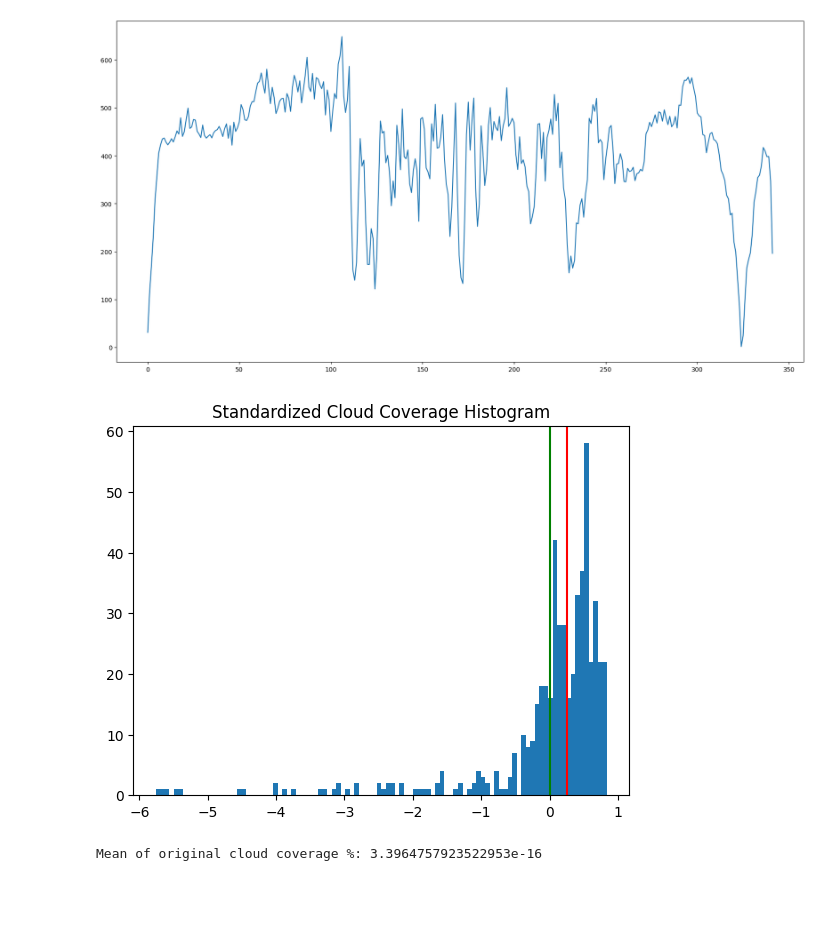
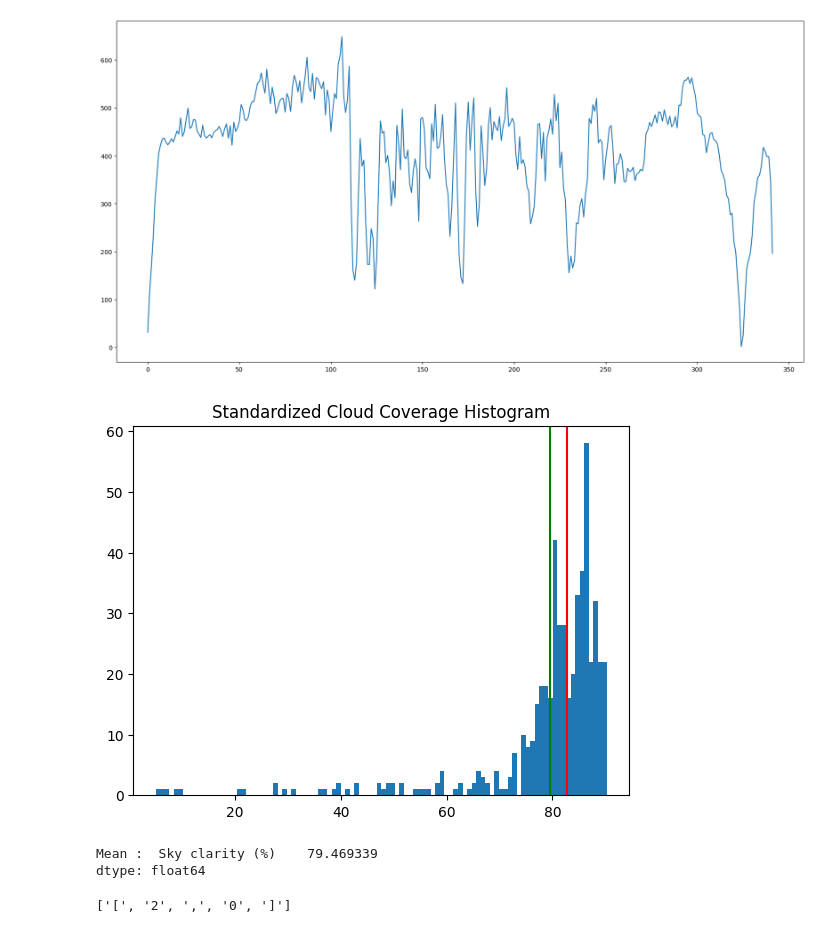
Before and after one commit to PrachayaKMITL/NARIT_internship_2024, a Jupyter notebook: Test_kernel/test.ipynb, the cells around one changed output. Cells and saved outputs as stored; diff of their text form; code cells hidden in the pictures; blank space fills up the shorter version.

```diff
--- a/Test_kernel/test.ipynb
+++ b/Test_kernel/test.ipynb
@@ -68,16 +68,22 @@ df = pd.read_csv(r'C:\Users\ASUS\Documents\NARIT_internship_data\Output_HTML\Ast
 # %%
 std = StandardScaler()
 clarity = df[['Sky clarity (%)']]
 x = np.array(std.fit_transform(clarity)).reshape(-1, 1)
 
 # Plot histogram of the standardized data
-plt.hist(x=x, bins=100)
-plt.axvline(np.median(x),c='r')
-plt.axvline(np.mean(x),c='g')
+plt.hist(x=np.array(clarity), bins=100)
+plt.axvline(np.median(np.array(clarity)),c='r')
+plt.axvline(np.mean(np.array(clarity)),c='g')
 plt.title('Standardized Cloud Coverage Histogram')
 plt.show()
 
-print("Mean of original cloud coverage %:", np.mean(x))
+print("Mean : ", np.mean(clarity))
 # %% [output]
-[figure, old version]
+[figure, new version]
-Mean of original cloud coverage %: 3.3964757923522953e-16
+Mean :  Sky clarity (%)    79.469339
+dtype: float64
+# %%
+GLCM_param = list(input("Enter distance and angle in list format (e.g., [1, 2, 3]): "))
+print(GLCM_param)
+# %% [output]
+['[', '2', ',', '0', ']']
```
Also changed, not shown: 4 other files.
